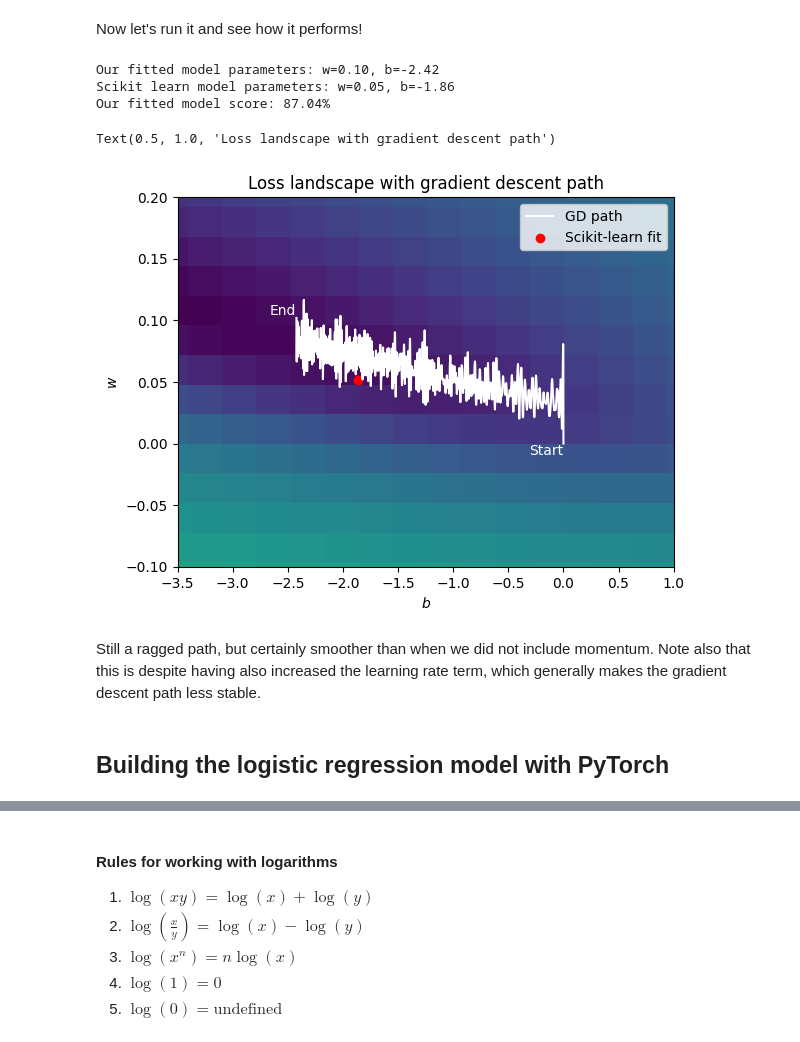
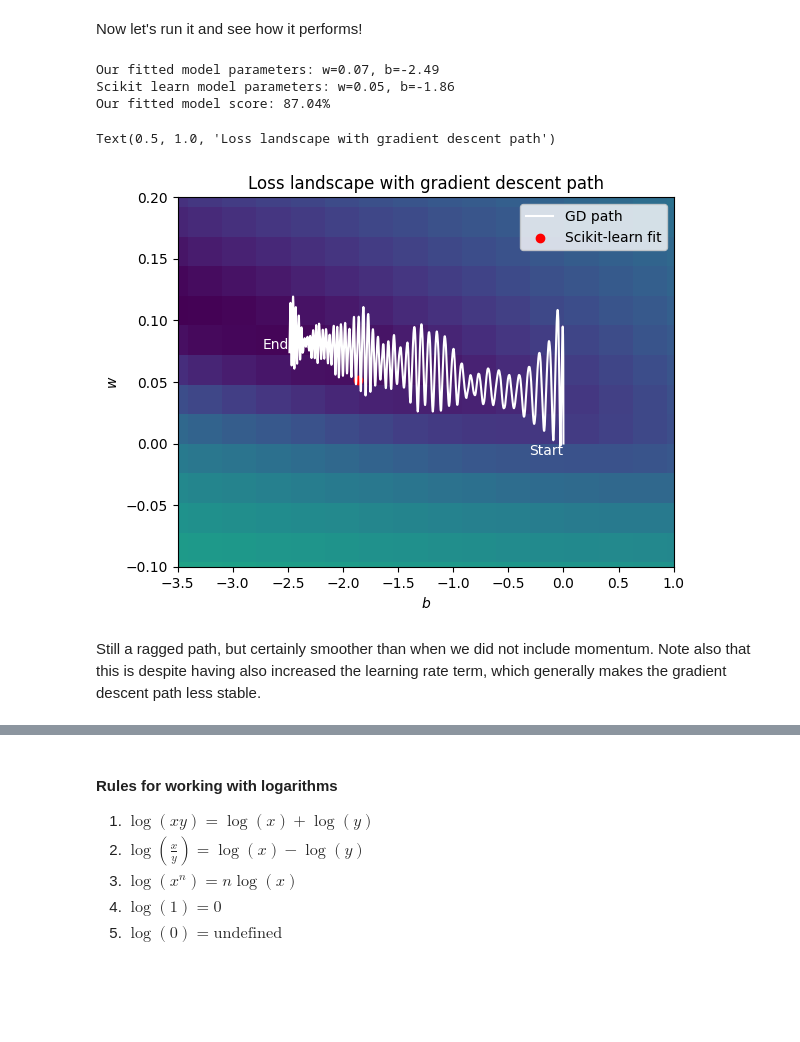
Before and after one commit to dbheadley/DecodingTheBrain, a Jupyter notebook: Week4/notes.ipynb, the cells around one changed output, grey strips where cells are left out. Saved outputs shown, nothing was run; the diff lists cells and outputs as text; code cells hidden in the pictures; blank space fills up the shorter version.

```diff
--- a/Week4/notes.ipynb
+++ b/Week4/notes.ipynb
@@ -1075,28 +1077,26 @@ class LogisticModelSGD_Mom(LogisticModel):
 Now let's run it and see how it performs!
 # %%
 lm_sgd = LogisticModelSGD_Mom()
-lm_sgd.fit(X, y, lr=0.015, tol=0.000001, max_iter=2000, batch_size=30, gamma=0.9)
+lm_sgd.fit(X, y, lr=0.015, tol=0.000001, max_iter=2000, batch_size=30, gamma=0.99)
 print('Our fitted model parameters: w={:.2f}, b={:.2f}'.format(lm_sgd.w, lm_sgd.b))
 print('Scikit learn model parameters: w={:.2f}, b={:.2f}'.format(w_sk, b_sk))
 print('Our fitted model score: {:.2f}%'.format(lm_sgd.score(X, y)*100))
 
 ax,_ = plot_logistic_loss_landscape(sel_data=np.arange(0, X.size))
 ax.plot(lm_sgd.b_hist, lm_sgd.w_hist, 'k', label='GD path', color='white')
 ax.text(lm_sgd.b_hist[0], lm_sgd.w_hist[0], 'Start', ha='right', va='top', color='white')
 ax.text(lm_sgd.b_hist[-1], lm_sgd.w_hist[-1], 'End', ha='right', va='bottom', color='white')
 ax.scatter(b_sk, w_sk, color='r', label='Scikit-learn fit')
 ax.legend()
 ax.set_xlim([-3.5, 1])
 ax.set_ylim([-0.1, 0.2])
 ax.grid(False)
 ax.set_title('Loss landscape with gradient descent path')
 # %% [output]
-Our fitted model parameters: w=0.10, b=-2.42
+Our fitted model parameters: w=0.07, b=-2.49
 Scikit learn model parameters: w=0.05, b=-1.86
 Our fitted model score: 87.04%
 Text(0.5, 1.0, 'Loss landscape with gradient descent path')
-[figure, old version]
+[figure, new version]
 # %% [markdown]
 Still a ragged path, but certainly smoother than when we did not include momentum. Note also that this is despite having also increased the learning rate term, which generally makes the gradient descent path less stable.
-# %% [markdown]
-## Building the logistic regression model with PyTorch
```
Also changed, not shown: parts of 46 cells of this notebook, 1 other file.
